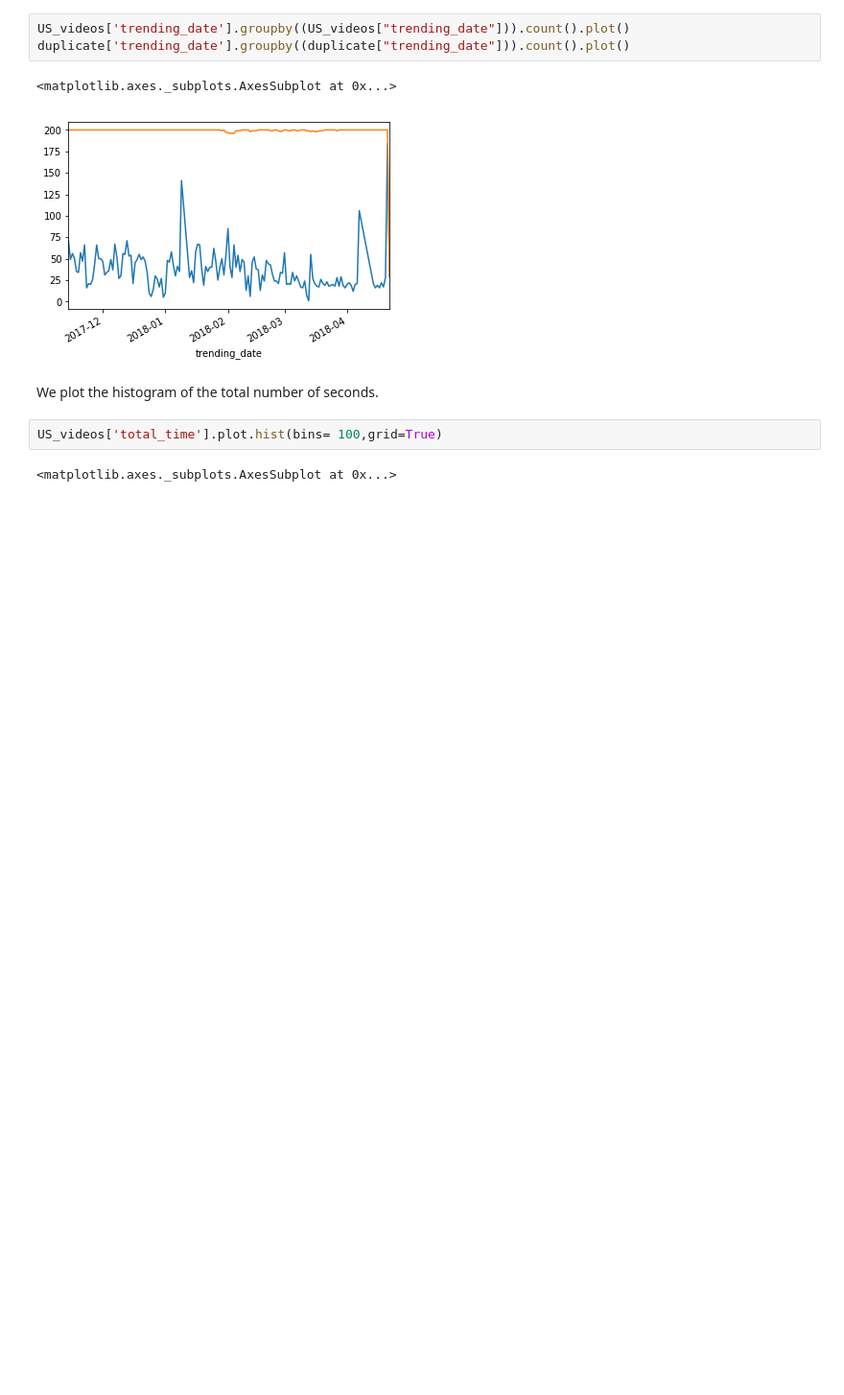
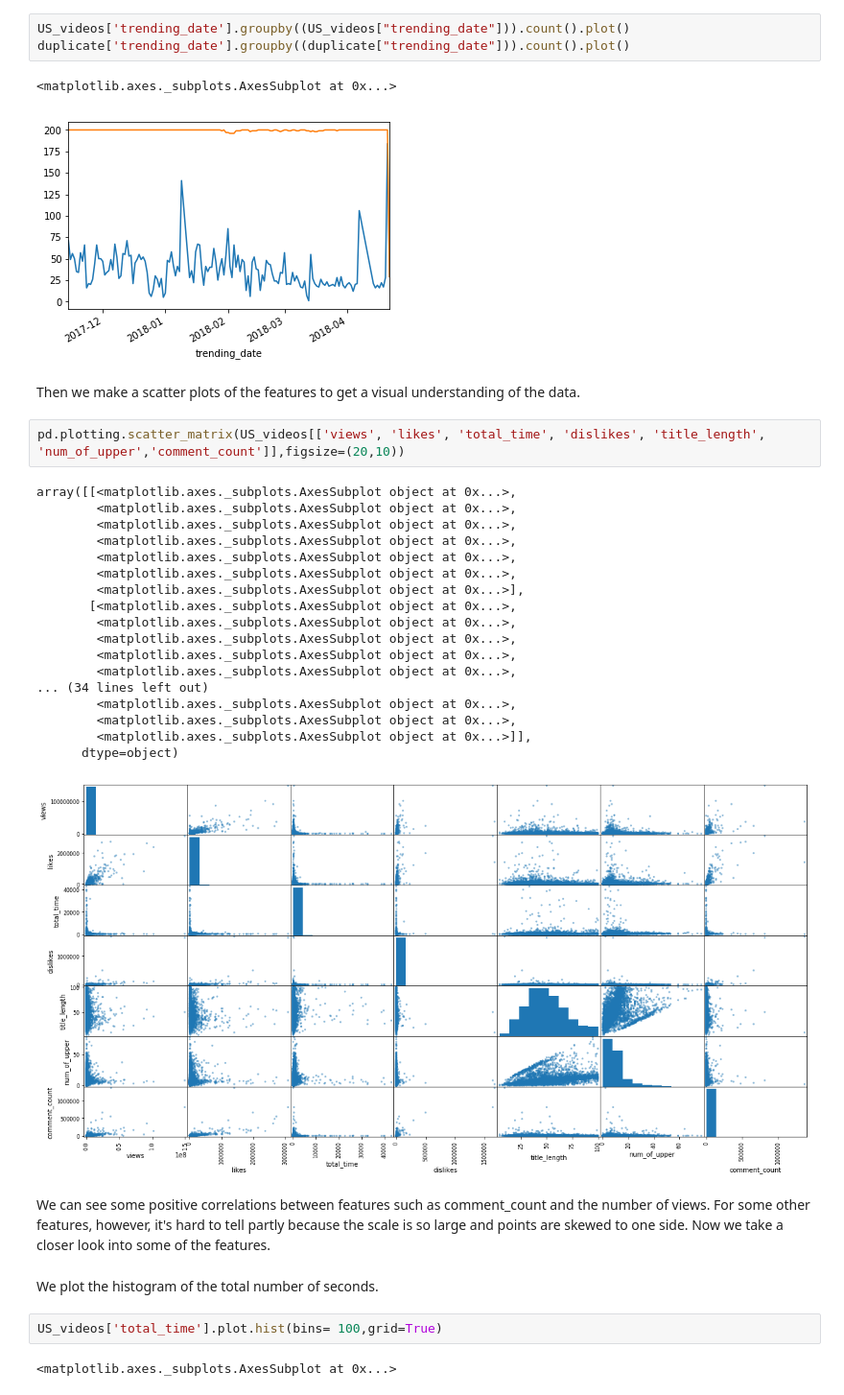
Before and after one commit to frankyyzy/Utube, a Jupyter notebook: finalproject.ipynb, the cells around one changed output. Shown at 96% size. Cells and saved outputs as stored; diff of their text form; blank space fills up the shorter version.

```diff
--- a/finalproject.ipynb
+++ b/finalproject.ipynb
@@ -307,6 +309,31 @@ duplicate['trending_date'].groupby((duplicate["trending_date"])).count().plot()
 # %% [output]
 <matplotlib.axes._subplots.AxesSubplot at 0x...>
 [figure]
+# %% [markdown]
+Then we make a scatter plots of the features to get a visual understanding of the data.
+# %%
+pd.plotting.scatter_matrix(US_videos[['views', 'likes', 'total_time', 'dislikes', 'title_length', 'num_of_upper','comment_count']],figsize=(20,10))
+# %% [output]
+array([[<matplotlib.axes._subplots.AxesSubplot object at 0x...>,
+        <matplotlib.axes._subplots.AxesSubplot object at 0x...>,
+        <matplotlib.axes._subplots.AxesSubplot object at 0x...>,
+        <matplotlib.axes._subplots.AxesSubplot object at 0x...>,
+        <matplotlib.axes._subplots.AxesSubplot object at 0x...>,
+        <matplotlib.axes._subplots.AxesSubplot object at 0x...>,
+        <matplotlib.axes._subplots.AxesSubplot object at 0x...>],
+       [<matplotlib.axes._subplots.AxesSubplot object at 0x...>,
+        <matplotlib.axes._subplots.AxesSubplot object at 0x...>,
+        <matplotlib.axes._subplots.AxesSubplot object at 0x...>,
+        <matplotlib.axes._subplots.AxesSubplot object at 0x...>,
+        <matplotlib.axes._subplots.AxesSubplot object at 0x...>,
+... (34 lines left out)
+        <matplotlib.axes._subplots.AxesSubplot object at 0x...>,
+        <matplotlib.axes._subplots.AxesSubplot object at 0x...>,
+        <matplotlib.axes._subplots.AxesSubplot object at 0x...>]],
+      dtype=object)
+[figure, added]
+# %% [markdown]
+We can see some positive correlations between features such as comment_count and the number of views. For some other features, however, it's hard to tell partly because the scale is so large and points are skewed to one side. Now we take a closer look into some of the features.
 # %% [markdown]
 We plot the histogram of the total number of seconds.
 # %%
```
Also changed, not shown: parts of 36 cells of this notebook, 1 other file.
